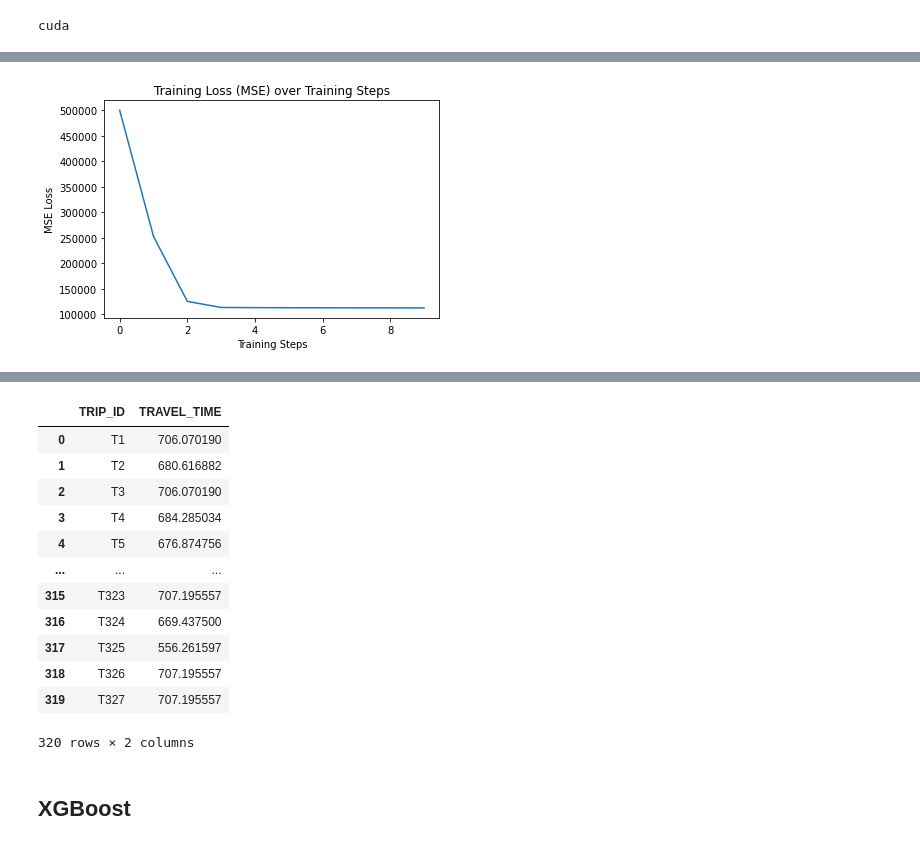
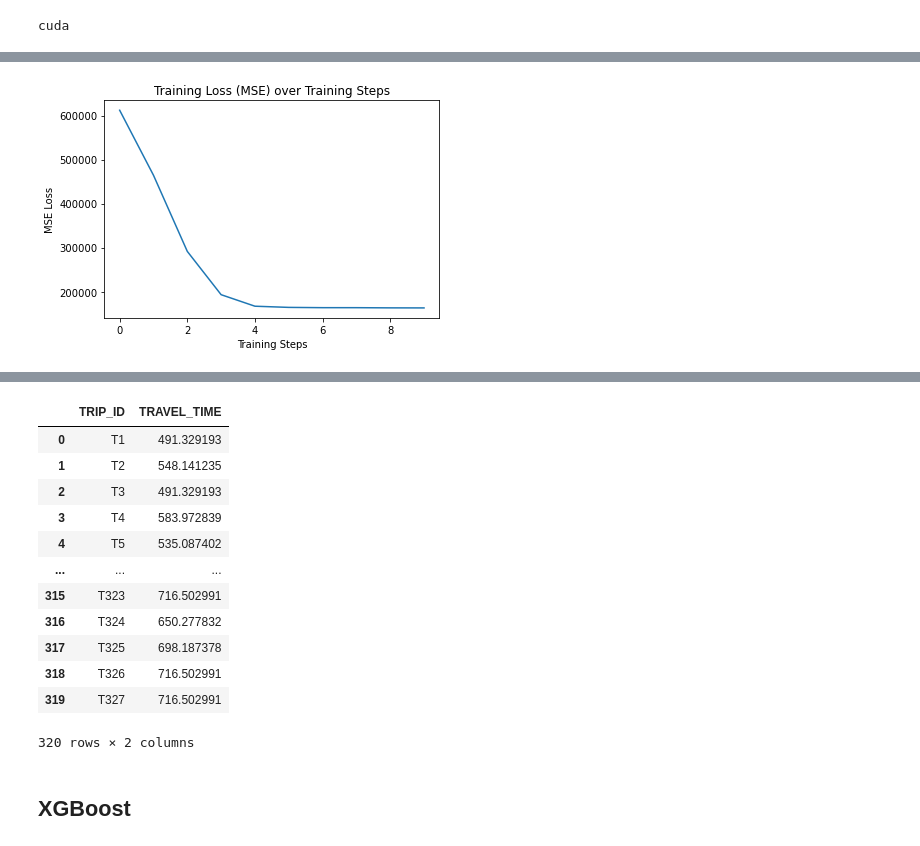
Before and after one commit to juan-villa02/PortoTaxiTimes, a Jupyter notebook: Final_Notebook.ipynb, the cells around one changed output, grey strips where cells are left out. Saved outputs shown, nothing was run; the diff lists cells and outputs as text; code cells hidden in the pictures.

```diff
--- a/Final_Notebook.ipynb
+++ b/Final_Notebook.ipynb
@@ -180,7 +194,7 @@ data.describe()
 # %% [markdown]
 By looking at the data, we have decided to remove __outliers__ by setting lower and upper thresholds
 # %%
-threshold = 2000
+threshold = 3000
 minimum_len = 30
 data = data[(data['LEN'] <= threshold) & (data['LEN'] >= minimum_len)]
 # %% [markdown]
@@ -433,22 +464,41 @@ y_train_tensor = y_train_tensor.to(device)
 X_test_tensor = X_test_tensor.to(device)
 y_test_tensor = y_test_tensor.to(device)
 # %%
+import torch
+import torch.nn as nn
+import torch.nn.functional as F
+
 class NeuralNetwork(nn.Module):
     def __init__(self, input_size):
         super(NeuralNetwork, self).__init__()
-        self.fc1 = nn.Linear(input_size, 64)
-        self.bn1 = nn.BatchNorm1d(64)
-        self.fc2 = nn.Linear(64, 128)
-        self.bn2 = nn.BatchNorm1d(128)
-        self.fc3 = nn.Linear(128, 1)
-        self.dropout = nn.Dropout(p=0.7)
+        self.fc1 = nn.Linear(input_size, 256)
+        self.bn1 = nn.BatchNorm1d(256)
+        self.fc2 = nn.Linear(256, 512)
+        self.bn2 = nn.BatchNorm1d(512)
+        self.fc3 = nn.Linear(512, 256)
+        self.bn3 = nn.BatchNorm1d(256)
+        self.fc4 = nn.Linear(256, 128)
+        self.bn4 = nn.BatchNorm1d(128)
+        self.fc5 = nn.Linear(128, 64)
+        self.bn5 = nn.BatchNorm1d(64)
+        self.fc6 = nn.Linear(64, 1)
+        self.dropout = nn.Dropout(p=0.6)
 
     def forward(self, x):
         x = F.relu(self.fc1(x))
         x = self.bn1(x)
         x = F.relu(self.fc2(x))
+        x = self.dropout(x)
         x = self.bn2(x)
-        x = self.fc3(x)
+        x = F.relu(self.fc3(x))
+        x = self.bn3(x)
+        x = self.dropout(x)
+        x = F.relu(self.fc4(x))
+        x = self.bn4(x)
+        x = F.relu(self.fc5(x))
+        x = self.bn5(x)
+        x = self.dropout(x)
+        x = self.fc6(x)
         return x
 # %%
 indv_losses = []
@@ -464,7 +514,7 @@ optimizer = optim.Adam(model.parameters(), lr=0.001)
 
 # Train the model
 num_epochs = 10
-batch_size = 1800
+batch_size = 2000
 num_batches = X_train_tensor.shape[0] // batch_size
 
 train_losses = []  # To store training losses
@@ -518 +568 @@ Epoch 10/10, Loss: 112412.0490
-[figure, old version]
+[figure, new version]
@@ -546,21 +596,21 @@ predictions = predictions.numpy()
 df_sample_nn["TRAVEL_TIME"] = predictions
 # mean(716.43) -> 792.73593
 # median(600) -> 784.74219
-df_sample_nn.to_csv("my_pred_MLP_4.csv", index=None)
+df_sample_nn.to_csv("my_pred_MLP_7.csv", index=None)
 df_sample_nn
 # %% [output]
 |  | TRIP_ID | TRAVEL_TIME |
-| 0 | T1 | 706.070190 |
-| 1 | T2 | 680.616882 |
-| 2 | T3 | 706.070190 |
-| 3 | T4 | 684.285034 |
-| 4 | T5 | 676.874756 |
+| 0 | T1 | 491.329193 |
+| 1 | T2 | 548.141235 |
+| 2 | T3 | 491.329193 |
+| 3 | T4 | 583.972839 |
+| 4 | T5 | 535.087402 |
 | ... | ... | ... |
-| 315 | T323 | 707.195557 |
-| 316 | T324 | 669.437500 |
-| 317 | T325 | 556.261597 |
-| 318 | T326 | 707.195557 |
-| 319 | T327 | 707.195557 |
+| 315 | T323 | 716.502991 |
+| 316 | T324 | 650.277832 |
+| 317 | T325 | 698.187378 |
+| 318 | T326 | 716.502991 |
+| 319 | T327 | 716.502991 |
 320 rows × 2 columns
 # %% [markdown]
 ## XGBoost
```
Also changed, not shown: parts of 12 cells of this notebook.
